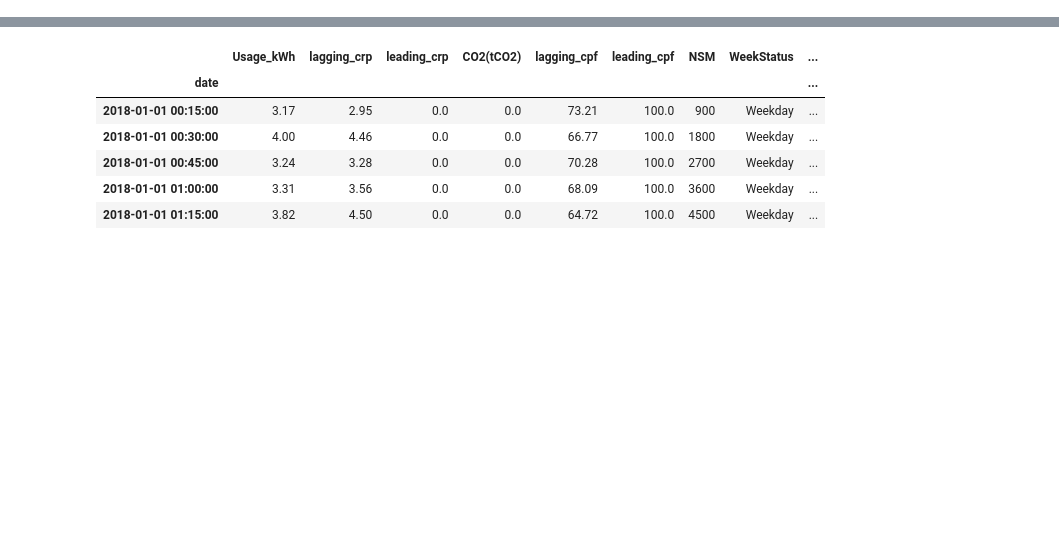
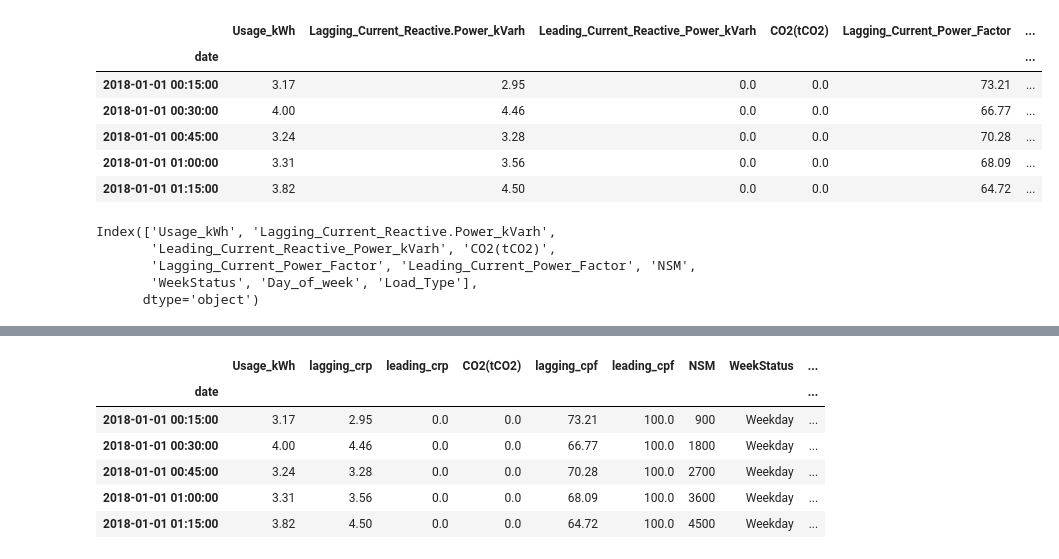
Before and after one commit to wyx-smrf/Windows-Misc, a Jupyter notebook: Steel Industry/processing.ipynb, the cells around one changed output, grey strips where cells are left out. Drawn from its saved outputs; the diff is of its cells as text; code cells hidden in the pictures; blank space fills up the shorter version.

```diff
--- a/Steel Industry/processing.ipynb
+++ b/Steel Industry/processing.ipynb
@@ -62,0 +51,18 @@ df_copy = new_df.copy()
+# %%
+train.head()
+# %% [output]
+|  | Usage_kWh | Lagging_Current_Reactive.Power_kVarh | Leading_Current_Reactive_Power_kVarh | CO2(tCO2) | Lagging_Current_Power_Factor | ... |
+| date |  |  |  |  |  | ... |
+| 2018-01-01 00:15:00 | 3.17 | 2.95 | 0.0 | 0.0 | 73.21 | ... |
+| 2018-01-01 00:30:00 | 4.00 | 4.46 | 0.0 | 0.0 | 66.77 | ... |
+| 2018-01-01 00:45:00 | 3.24 | 3.28 | 0.0 | 0.0 | 70.28 | ... |
+| 2018-01-01 01:00:00 | 3.31 | 3.56 | 0.0 | 0.0 | 68.09 | ... |
+| 2018-01-01 01:15:00 | 3.82 | 4.50 | 0.0 | 0.0 | 64.72 | ... |
+# %%
+train.columns
+# %% [output]
+Index(['Usage_kWh', 'Lagging_Current_Reactive.Power_kVarh',
+       'Leading_Current_Reactive_Power_kVarh', 'CO2(tCO2)',
+       'Lagging_Current_Power_Factor', 'Leading_Current_Power_Factor', 'NSM',
+       'WeekStatus', 'Day_of_week', 'Load_Type'],
+      dtype='object')
```
Also changed, not shown: parts of 23 cells of this notebook, 4 other files.
